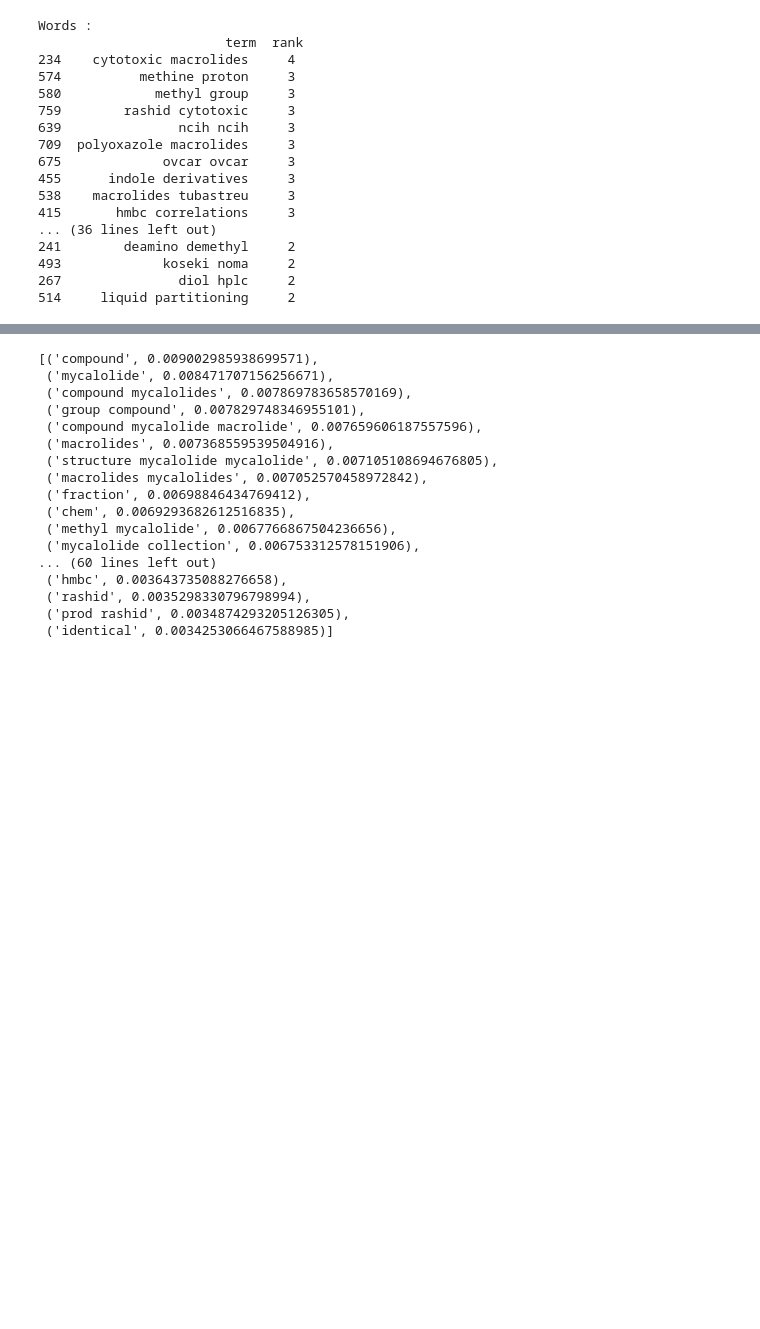
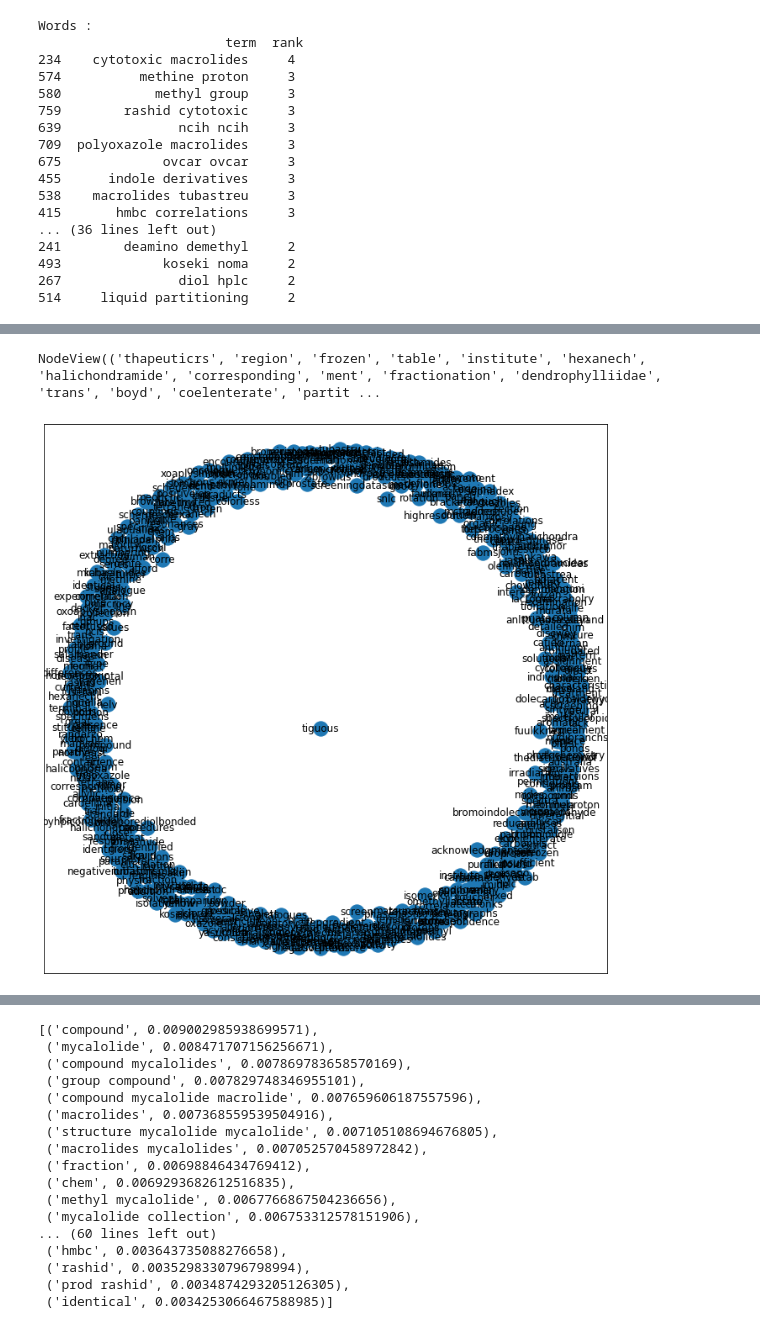
Before and after one commit to sktrinh12/nlp_pdf, a Jupyter notebook: nlp_pdf_ML.ipynb, the cells around one changed output, grey strips where cells are left out. Cells and saved outputs as stored; diff of their text form; code cells hidden in the pictures; blank space fills up the shorter version.

```diff
--- a/nlp_pdf_ML.ipynb
+++ b/nlp_pdf_ML.ipynb
@@ -106,0 +178,5 @@ Words :
+# %%
+import itertools
+text = pdf_o
+test = itertools.chain.from_iterable(nltk.pos_tag_sents(nltk.word_tokenize(sent) for sent in nltk.sent_tokenize(text)))
+[(word.lower(),tag) for word, tag in test]
@@ -126,0 +234,12 @@ candidates = extract_candidate_words(pdf_o)
+# %%
+graph = networkx.Graph()
+graph.add_nodes_from(set(candidates))
+# %%
+graph.nodes
+# %% [output]
+NodeView(('thapeuticrs', 'region', 'frozen', 'table', 'institute', 'hexanech', 'halichondramide', 'corresponding', 'ment', 'fractionation', 'dendrophylliidae', 'trans', 'boyd', 'coelenterate', 'partit ...
+# %%
+fig, ax = plt.subplots(1, 1, figsize=(12, 12));
+networkx.draw_networkx(graph, ax=ax)
+# %% [output]
+[figure, added]
```
Also changed, not shown: parts of 27 cells of this notebook, 5 other files.
